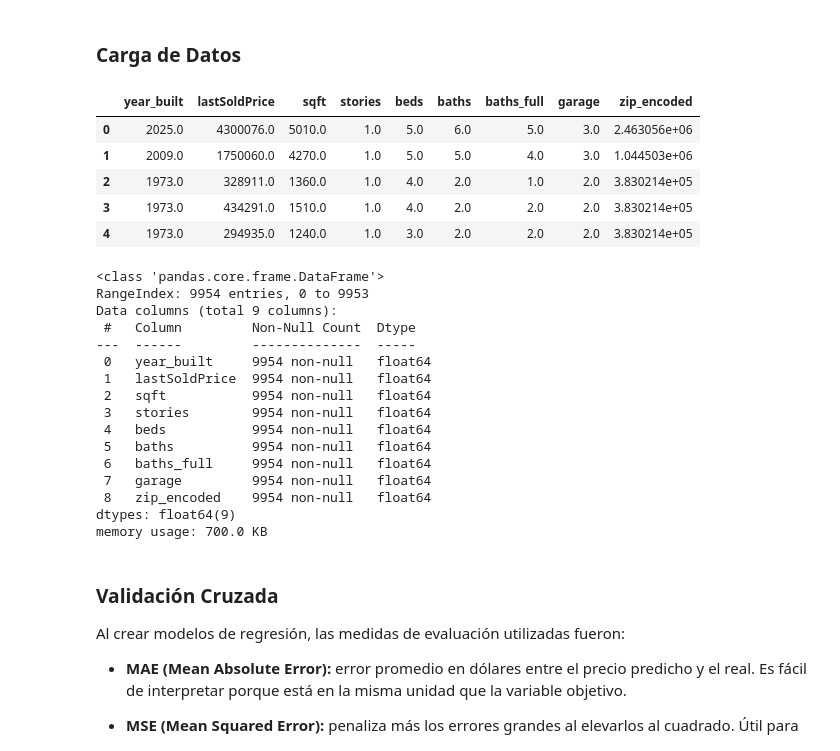
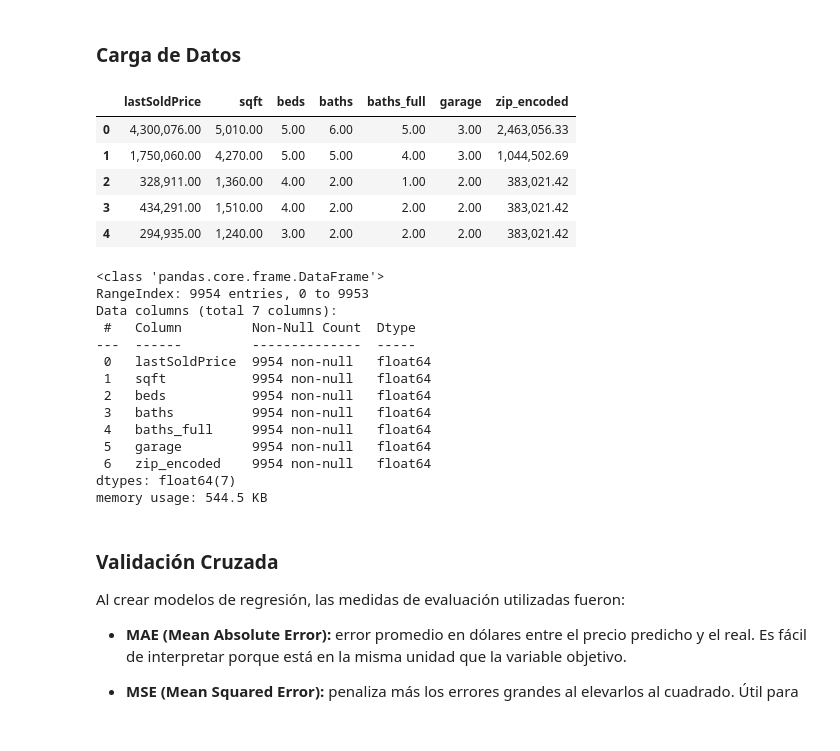
Before and after one commit to alfonsoj03/practica-mineria-python, a Jupyter notebook: notebooks/practica_parte_mineria.ipynb, the cells around one changed output. Drawn from its saved outputs; the diff is of its cells as text; code cells hidden in the pictures.

```diff
--- a/notebooks/practica_parte_mineria.ipynb
+++ b/notebooks/practica_parte_mineria.ipynb
@@ -22,34 +22,32 @@ import matplotlib.pyplot as plt # gráfica
 ### **Carga de Datos**
 # %%
 # Se cargan los datos
-data = pd.read_csv("../datos_limpios_arizona.csv")
+data = pd.read_csv("./datos_limpios_arizona.csv")
 data.head()
 # %% [output]
-|  | year_built | lastSoldPrice | sqft | stories | beds | baths | baths_full | garage | zip_encoded |
-| 0 | 2025.0 | 4300076.0 | 5010.0 | 1.0 | 5.0 | 6.0 | 5.0 | 3.0 | 2.463056e+06 |
-| 1 | 2009.0 | 1750060.0 | 4270.0 | 1.0 | 5.0 | 5.0 | 4.0 | 3.0 | 1.044503e+06 |
-| 2 | 1973.0 | 328911.0 | 1360.0 | 1.0 | 4.0 | 2.0 | 1.0 | 2.0 | 3.830214e+05 |
-| 3 | 1973.0 | 434291.0 | 1510.0 | 1.0 | 4.0 | 2.0 | 2.0 | 2.0 | 3.830214e+05 |
-| 4 | 1973.0 | 294935.0 | 1240.0 | 1.0 | 3.0 | 2.0 | 2.0 | 2.0 | 3.830214e+05 |
+|  | lastSoldPrice | sqft | beds | baths | baths_full | garage | zip_encoded |
+| 0 | 4,300,076.00 | 5,010.00 | 5.00 | 6.00 | 5.00 | 3.00 | 2,463,056.33 |
+| 1 | 1,750,060.00 | 4,270.00 | 5.00 | 5.00 | 4.00 | 3.00 | 1,044,502.69 |
+| 2 | 328,911.00 | 1,360.00 | 4.00 | 2.00 | 1.00 | 2.00 | 383,021.42 |
+| 3 | 434,291.00 | 1,510.00 | 4.00 | 2.00 | 2.00 | 2.00 | 383,021.42 |
+| 4 | 294,935.00 | 1,240.00 | 3.00 | 2.00 | 2.00 | 2.00 | 383,021.42 |
 # %%
 data.info()
 # %% [output]
 <class 'pandas.core.frame.DataFrame'>
 RangeIndex: 9954 entries, 0 to 9953
-Data columns (total 9 columns):
+Data columns (total 7 columns):
  #   Column         Non-Null Count  Dtype
 ---  ------         --------------  -----
- 0   year_built     9954 non-null   float64
- 1   lastSoldPrice  9954 non-null   float64
- 2   sqft           9954 non-null   float64
- 3   stories        9954 non-null   float64
- 4   beds           9954 non-null   float64
- 5   baths          9954 non-null   float64
- 6   baths_full     9954 non-null   float64
- 7   garage         9954 non-null   float64
- 8   zip_encoded    9954 non-null   float64
-dtypes: float64(9)
-memory usage: 700.0 KB
+ 0   lastSoldPrice  9954 non-null   float64
+ 1   sqft           9954 non-null   float64
+ 2   beds           9954 non-null   float64
+ 3   baths          9954 non-null   float64
+ 4   baths_full     9954 non-null   float64
+ 5   garage         9954 non-null   float64
+ 6   zip_encoded    9954 non-null   float64
+dtypes: float64(7)
+memory usage: 544.5 KB
 # %% [markdown]
 ### **Validación Cruzada**
 Al crear modelos de regresión, las medidas de evaluación utilizadas fueron:
```
Also changed, not shown: parts of 27 cells of this notebook, 4 other files.
